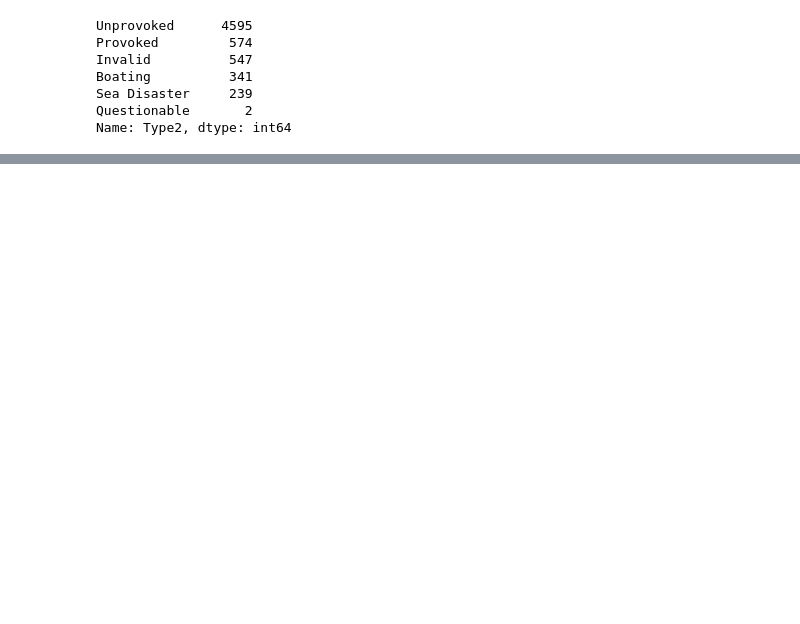
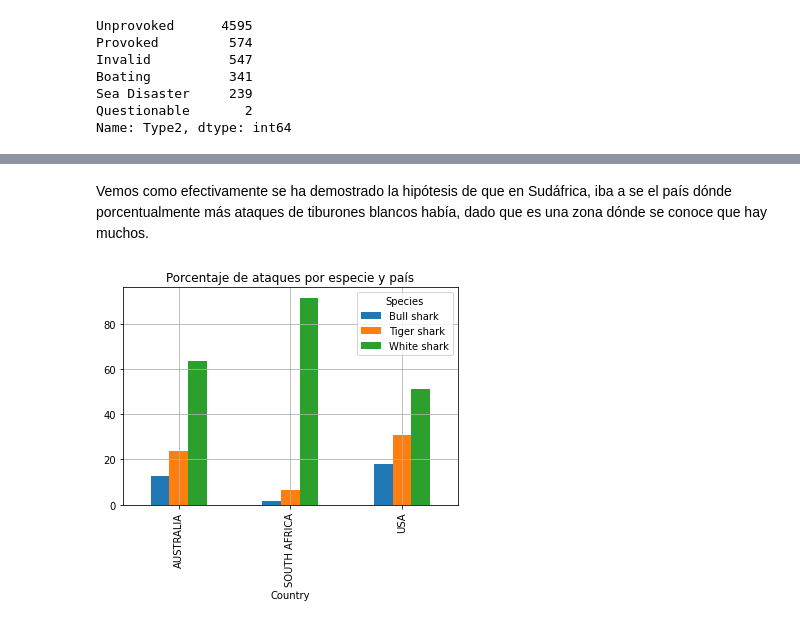
Before and after one commit to Eduardo-Rivera98/Proyecto_Pandas, a Jupyter notebook: Cleaning.ipynb, the cells around one changed output, grey strips where cells are left out. Saved outputs shown, nothing was run; the diff lists cells and outputs as text; code cells hidden in the pictures; blank space fills up the shorter version.

```diff
--- a/Cleaning.ipynb
+++ b/Cleaning.ipynb
@@ -248,0 +497,9 @@ sharks2
+# %%
+
+Test2 = Test2.dropna(subset=["Species"])
+Test2W=Test2[Test2.Species.str.contains('white shark', case=False)]
+Test2B= Test2[Test2.Species.str.contains('bull shark', case=False)]
+Test2T= Test2[Test2.Species.str.contains('tiger shark', case=False)]
+Test2W['Species']= Test2W['Species'].apply(fun.cambio1)
+Test2B['Species']= Test2B['Species'].apply(fun.cambio2)
+Test2T['Species']= Test2T['Species'].apply(fun.cambio3)
@@ -248,0 +525,3 @@ sharks2
+# %%
+Test3 = pd.concat([Test2W,Test2B,Test2T])
+Test3.sample(20)
@@ -248,0 +546,3 @@ sharks2
+# %%
+AgrupadoT=Test3.groupby(['Country', 'Species'])['Species'].count().unstack()
+AgrupadoT
@@ -248,0 +555,4 @@ sharks2
+# %%
+AgrupadoP= AgrupadoT.groupby(level=0).apply(lambda x:
+                                                 100 * x / float(x.sum())).unstack()
+AgrupadoP
@@ -248,0 +565,8 @@ sharks2
+# %% [markdown]
+Vemos como efectivamente se ha demostrado la hipótesis de que en Sudáfrica, iba a se el país dónde porcentualmente más ataques de tiburones blancos había, dado que es una zona dónde se conoce que hay muchos.
+# %%
+Grafico4= AgrupadoP.plot(kind='bar', title="Porcentaje de ataques por especie y país")
+plt.grid()
+Grafico4.figure.savefig("Figuras/grafico4.png", dpi=1000)
+# %% [output]
+[figure, added]
```
Also changed, not shown: parts of 50 cells of this notebook, 10 other files.
